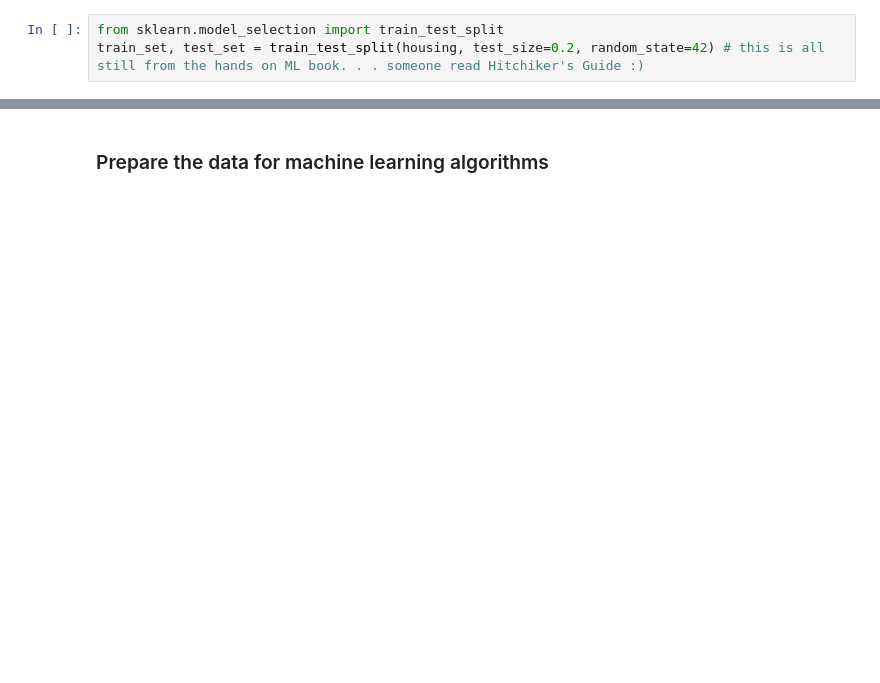
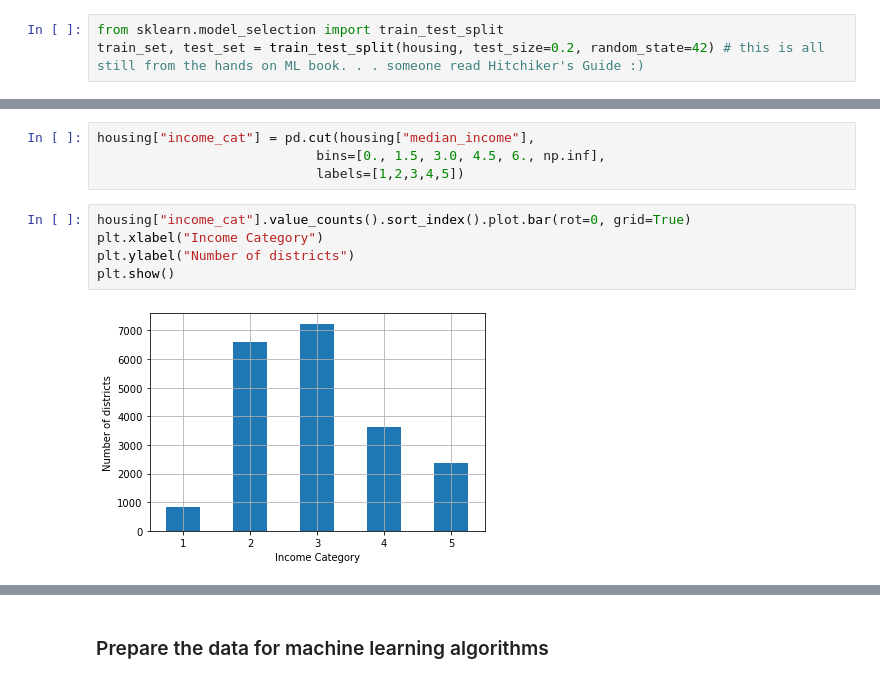
Before and after one commit to nsubordin81/eda-practice-python, a Jupyter notebook: cal_housing.ipynb, the cells around one changed output, grey strips where cells are left out. Saved outputs shown, nothing was run; the diff lists cells and outputs as text; blank space fills up the shorter version.

```diff
--- a/cal_housing.ipynb
+++ b/cal_housing.ipynb
@@ -192,0 +199,11 @@ If the datset isn't large enough, or if there is something about it that makes i
+# %%
+housing["income_cat"] = pd.cut(housing["median_income"],
+                            bins=[0., 1.5, 3.0, 4.5, 6., np.inf],
+                            labels=[1,2,3,4,5])
+# %%
+housing["income_cat"].value_counts().sort_index().plot.bar(rot=0, grid=True)
+plt.xlabel("Income Category")
+plt.ylabel("Number of districts")
+plt.show()
+# %% [output]
+[figure, added]
```
Also changed, not shown: parts of 70 cells of this notebook.
